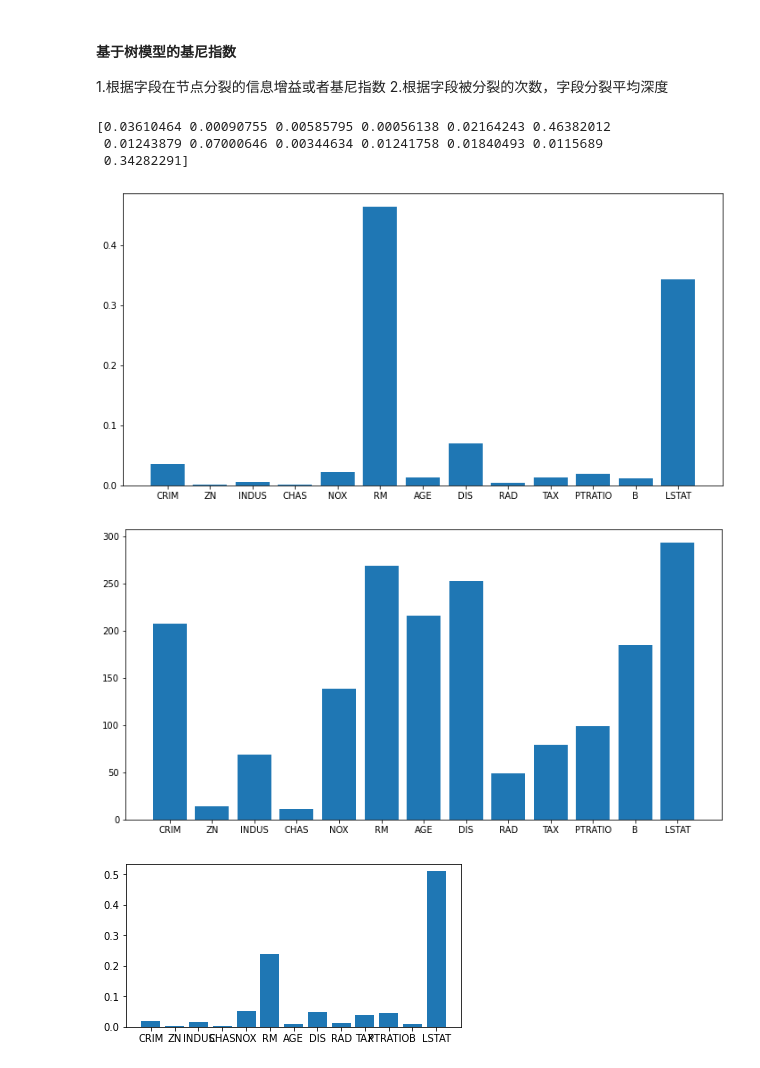
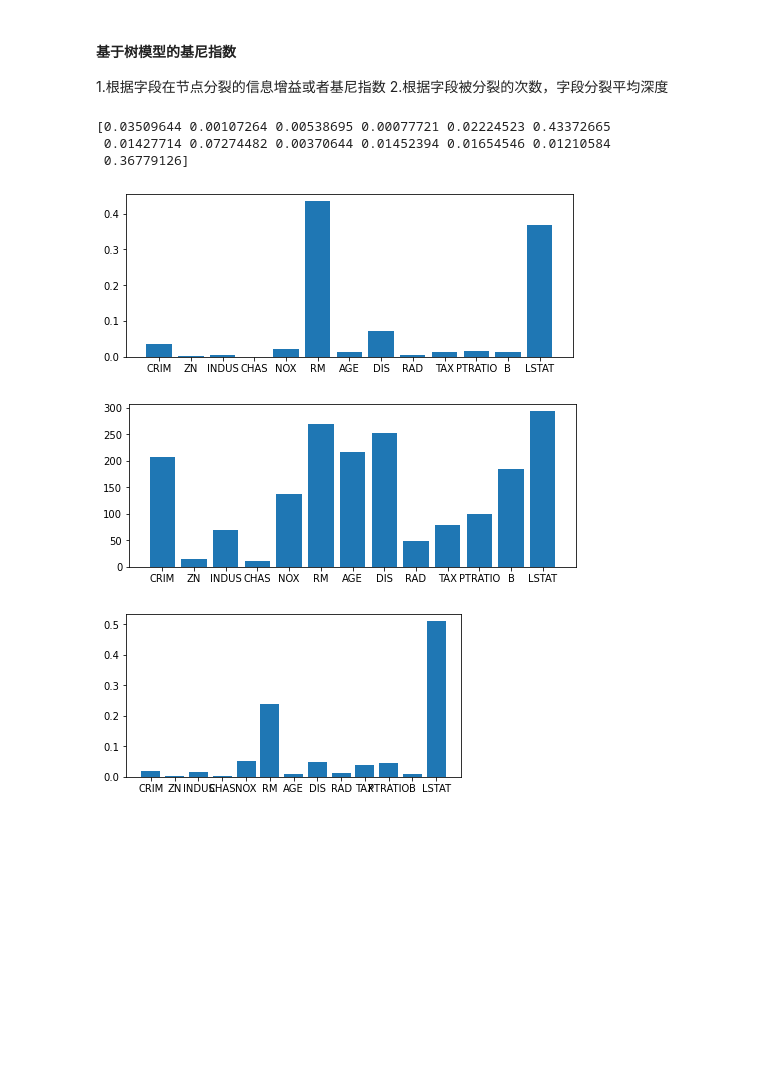
Before and after one commit to taosongst/data_analysis_common, a Jupyter notebook: 数据分析常见指令.ipynb, the cells around one changed output. Drawn from its saved outputs; the diff is of its cells as text; code cells hidden in the pictures; blank space fills up the shorter version.

```diff
--- a/数据分析常见指令.ipynb
+++ b/数据分析常见指令.ipynb
@@ -154,20 +287,20 @@ print(data.feature_names)
 # %%
 from sklearn.ensemble import RandomForestRegressor
 from matplotlib import pyplot as plt
 data = load_boston()
 
 rf = RandomForestRegressor()
 rf.fit(data.data, data.target)
 print(rf.feature_importances_)
 
-plt.figure(figsize=(12,6))
+plt.figure(figsize=(8,3))
 plt.bar(range(1,14), rf.feature_importances_)
 _ = plt.xticks(range(1,14), data.feature_names)
 # %% [output]
-[0.03610464 0.00090755 0.00585795 0.00056138 0.02164243 0.46382012
- 0.01243879 0.07000646 0.00344634 0.01241758 0.01840493 0.0115689
- 0.34282291]
+[0.03509644 0.00107264 0.00538695 0.00077721 0.02224523 0.43372665
+ 0.01427714 0.07274482 0.00370644 0.01452394 0.01654546 0.01210584
+ 0.36779126]
-[figure, old version]
+[figure, new version]
 # %%
 import numpy as np
 from lightgbm import LGBMRegressor
@@ -175,11 +308,11 @@ from lightgbm import LGBMRegressor
 clf = LGBMRegressor()
 clf.fit(data.data, data.target)
 
-plt.figure(figsize=(12,6))
+plt.figure(figsize=(8,3))
 plt.bar(range(1,14), clf.feature_importances_)
 _ = plt.xticks(range(1,14), data.feature_names)
 # %% [output]
-[figure, old version]
+[figure, new version]
 # %%
 import numpy as np
 from xgboost import XGBRegressor
```
Also changed, not shown: parts of 95 cells of this notebook.
